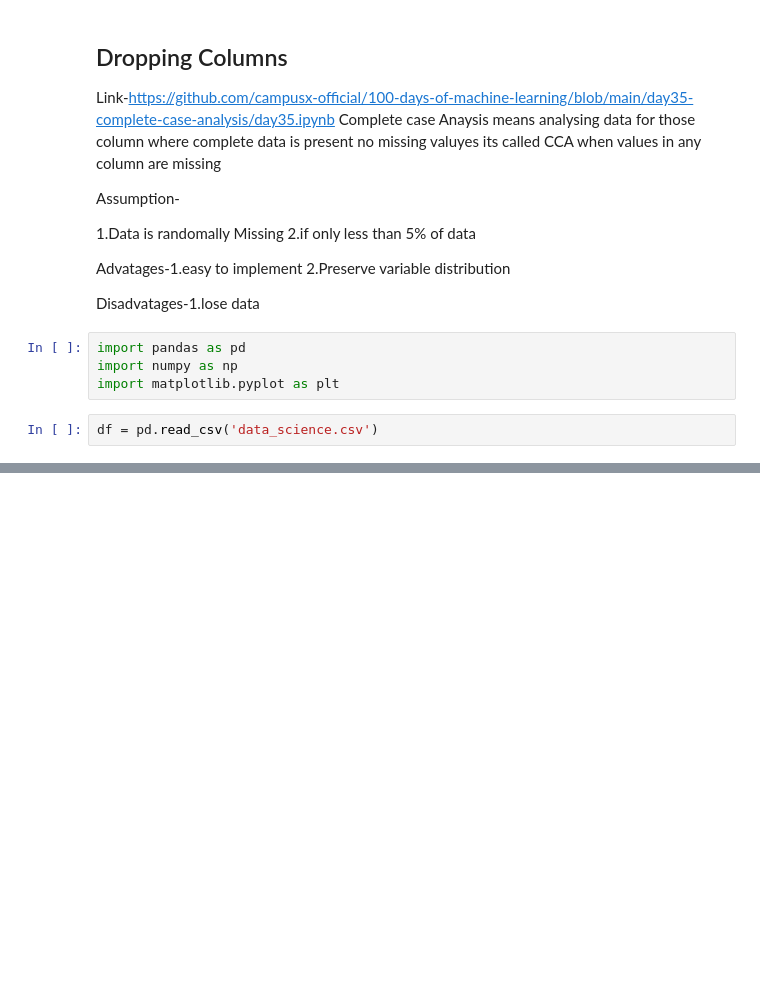
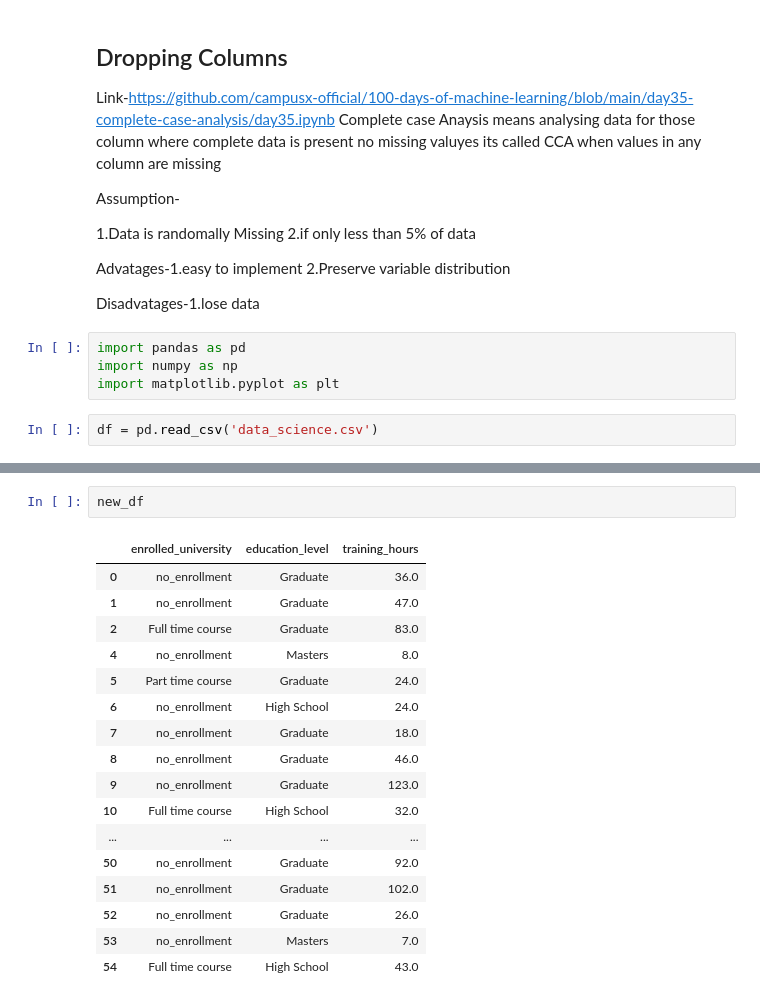
Before and after one commit to megha-pa/projects, a Jupyter notebook: Handling_Missing_data.ipynb/droping_columns.ipynb, the cells around one changed output, grey strips where cells are left out. Cells and saved outputs as stored; diff of their text form; blank space fills up the shorter version.

```diff
--- a/Handling_Missing_data.ipynb/droping_columns.ipynb
+++ b/Handling_Missing_data.ipynb/droping_columns.ipynb
@@ -22,0 +123,20 @@ df = pd.read_csv('data_science.csv')
+# %%
+new_df
+# %% [output]
+|  | enrolled_university | education_level | training_hours |
+| 0 | no_enrollment | Graduate | 36.0 |
+| 1 | no_enrollment | Graduate | 47.0 |
+| 2 | Full time course | Graduate | 83.0 |
+| 4 | no_enrollment | Masters | 8.0 |
+| 5 | Part time course | Graduate | 24.0 |
+| 6 | no_enrollment | High School | 24.0 |
+| 7 | no_enrollment | Graduate | 18.0 |
+| 8 | no_enrollment | Graduate | 46.0 |
+| 9 | no_enrollment | Graduate | 123.0 |
+| 10 | Full time course | High School | 32.0 |
+| ... | ... | ... | ... |
+| 50 | no_enrollment | Graduate | 92.0 |
+| 51 | no_enrollment | Graduate | 102.0 |
+| 52 | no_enrollment | Graduate | 26.0 |
+| 53 | no_enrollment | Masters | 7.0 |
+| 54 | Full time course | High School | 43.0 |
```
Also changed, not shown: parts of 14 cells of this notebook, 3 other files.
